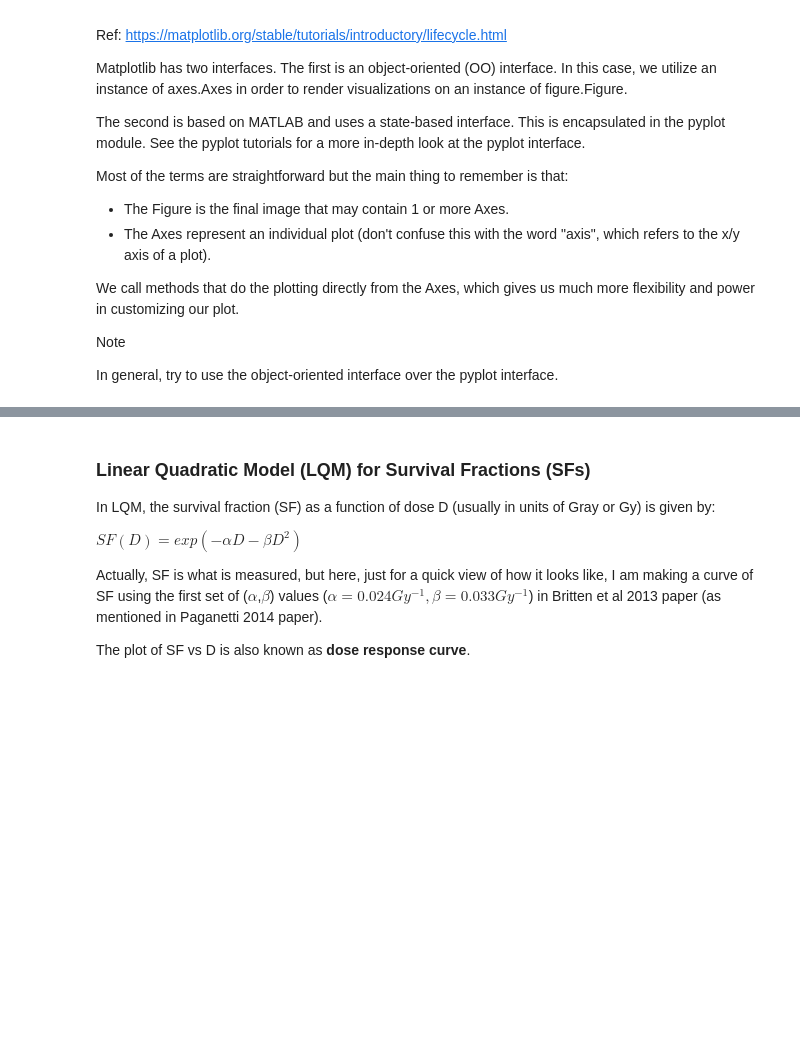
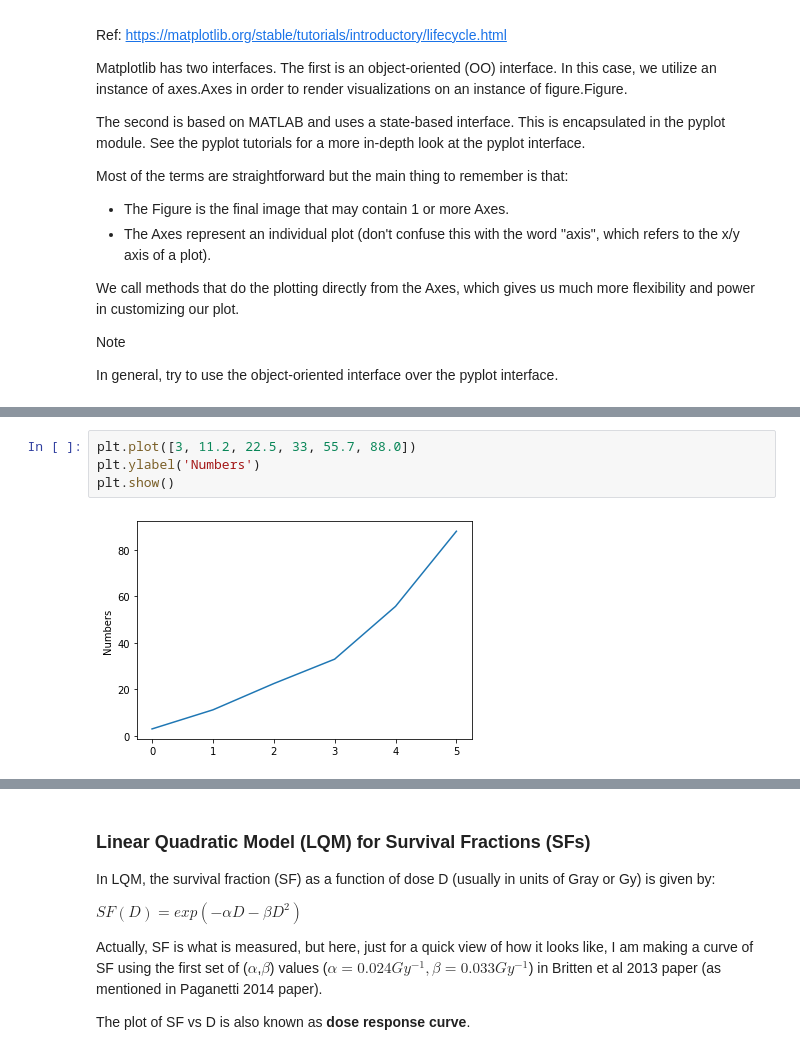
Before and after one commit to KPAdhikari/PythonStuff, a Jupyter notebook: IPython_Jupyter_Notebooks/Python Plotting - matplotlib V2.ipynb, the cells around one changed output, grey strips where cells are left out. Drawn from its saved outputs; the diff is of its cells as text; blank space fills up the shorter version.

```diff
--- a/IPython_Jupyter_Notebooks/Python Plotting - matplotlib V2.ipynb
+++ b/IPython_Jupyter_Notebooks/Python Plotting - matplotlib V2.ipynb
@@ -43,0 +120,6 @@ In general, try to use the object-oriented interface over the pyplot interface.
+# %%
+plt.plot([3, 11.2, 22.5, 33, 55.7, 88.0])
+plt.ylabel('Numbers')
+plt.show()
+# %% [output]
+[figure, added]
```
Also changed, not shown: parts of 27 cells of this notebook, 1 other file.
